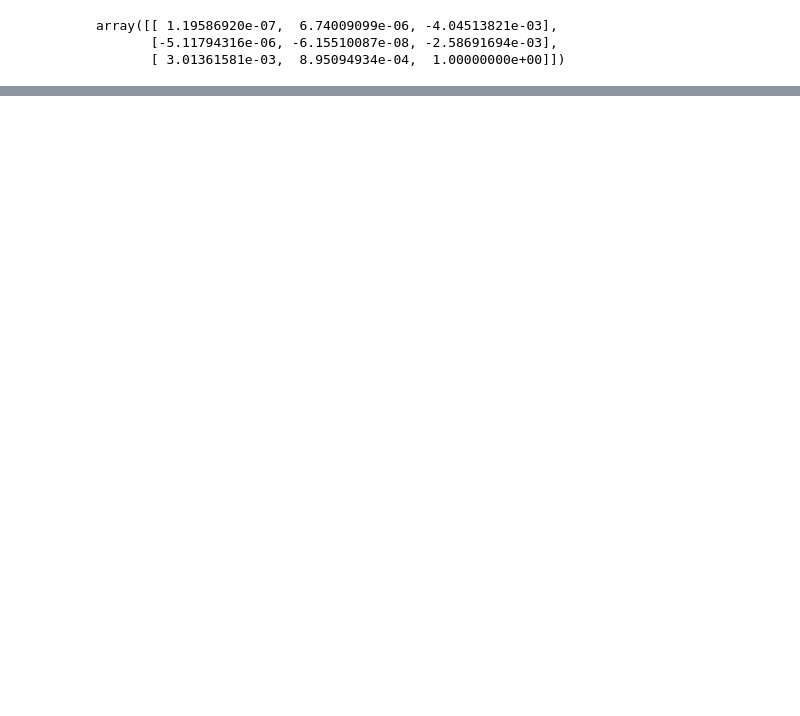
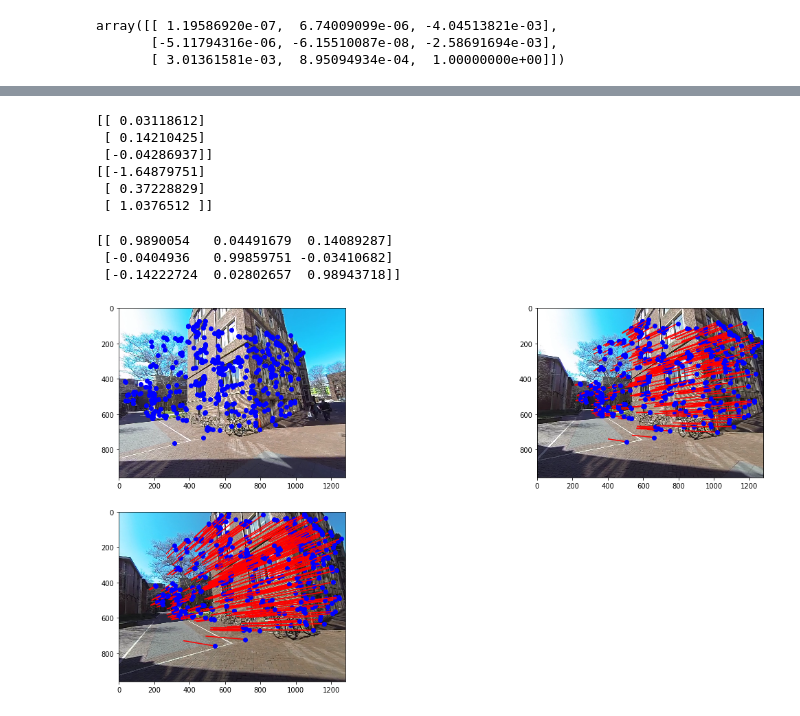
Before and after one commit to zcemycl/ProbabilisticPerspectiveMachineLearning, a Jupyter notebook: Computer Vision/Point Cloud/PointCloud.ipynb, the cells around one changed output, grey strips where cells are left out. Cells and saved outputs as stored; diff of their text form; code cells hidden in the pictures; blank space fills up the shorter version.

```diff
--- a/Computer Vision/Point Cloud/PointCloud.ipynb
+++ b/Computer Vision/Point Cloud/PointCloud.ipynb
@@ -67,0 +159,45 @@ plt.subplot(122);plt.imshow(img3); plt.axis('off')
+# %%
+print(rvec3)
+print(tvec3)
+# %% [output]
+[[ 0.03118612]
+ [ 0.14210425]
+ [-0.04286937]]
+[[-1.64879751]
+ [ 0.37228829]
+ [ 1.0376512 ]]
+# %%
+r = Rotation.from_rotvec(rvec3.squeeze())
+print(r.as_dcm())
+# %% [output]
+[[ 0.9890054   0.04491679  0.14089287]
+ [-0.0404936   0.99859751 -0.03410682]
+ [-0.14222724  0.02802657  0.98943718]]
+# %%
+def reprojectionPts(X,K,R,C,R3,C3):
+    x1p = np.matmul(K,X.T)
+    x1p/=np.tile(x1p[2,:],(3,1))
+    x2p = np.matmul(np.matmul(K,R),(X.T-np.tile(C,(1,X.shape[0]))))
+    x2p/=np.tile(x2p[2,:],(3,1))
+    x3p = np.matmul(np.matmul(K,R3),(X.T-np.tile(C3,(1,X.shape[0]))))
+    x3p/=np.tile(x3p[2,:],(3,1))
+    return x1p,x2p,x3p
+# %%
+x1p,x2p,x3p = reprojectionPts(X,K,R,C,r.as_dcm(),tvec3)
+# %%
+def DisplayCorrespondence(img,x,xp):
+    plt.imshow(img)
+    err = 0
+    for i in range(x.shape[0]):
+        plt.plot([xp[0,i],x[i,0]],[xp[1,i],x[i,1]],'r-')
+        plt.plot(x[i,0],x[i,1],'bo')
+# %%
+plt.figure(figsize = (20,10))
+plt.subplot(2,2,1)
+DisplayCorrespondence(img1,x1,x1p)
+plt.subplot(2,2,2)
+DisplayCorrespondence(img2,x2,x2p)
+plt.subplot(2,2,3)
+DisplayCorrespondence(img3,x3,x3p)
+# %% [output]
+[figure, added]
```
Also changed, not shown: parts of 15 cells of this notebook.
